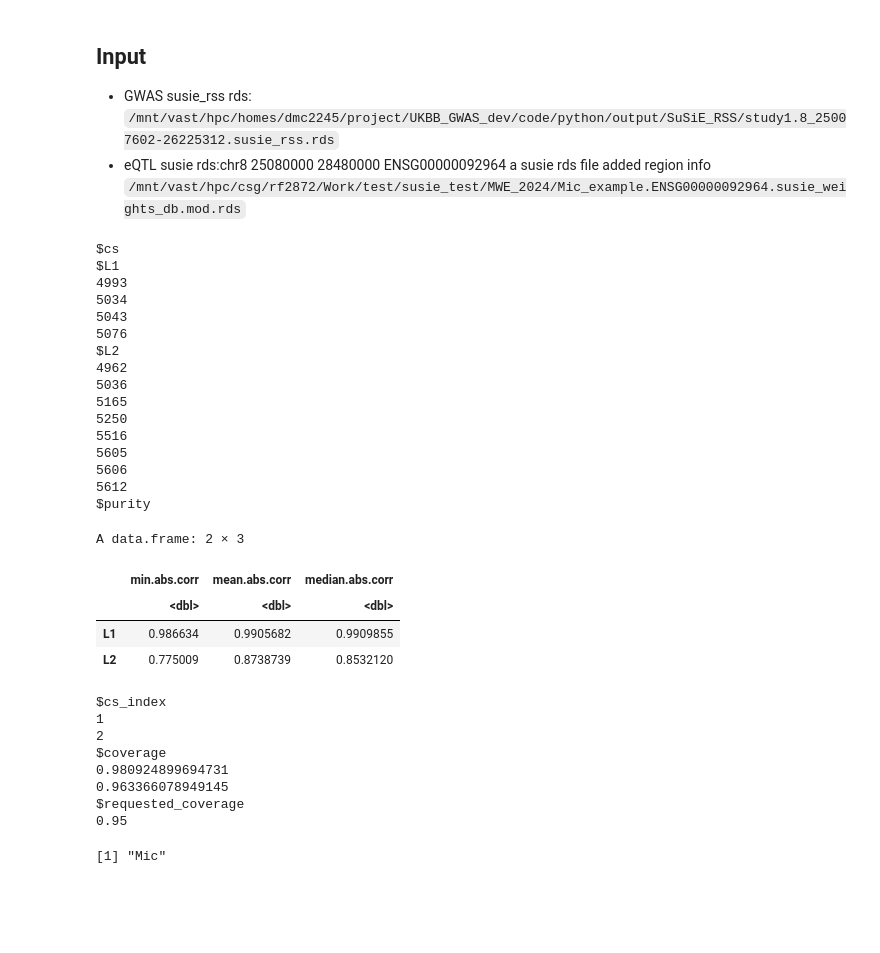
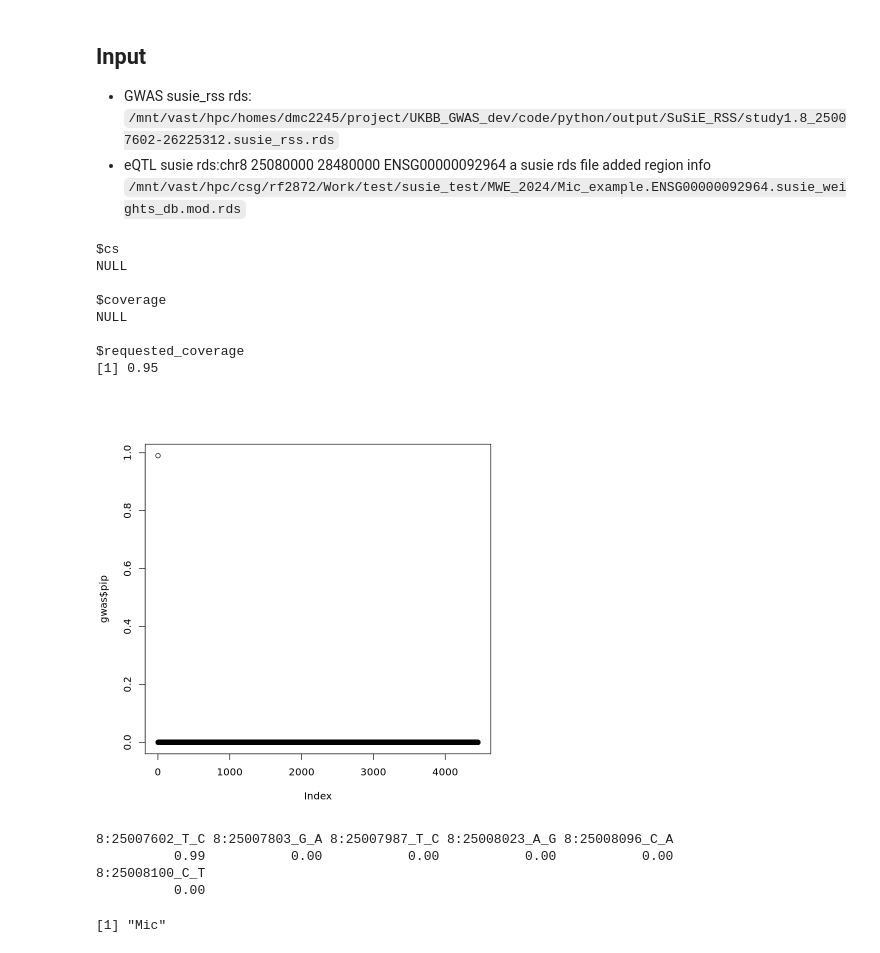
Before and after one commit to cumc/pecotmr, a Jupyter notebook: inst/prototype/enrich_coloc_example.ipynb, the cells around one changed output. Cells and saved outputs as stored; diff of their text form; code cells hidden in the pictures; blank space fills up the shorter version.

```diff
--- a/inst/prototype/enrich_coloc_example.ipynb
+++ b/inst/prototype/enrich_coloc_example.ipynb
@@ -6,37 +6,29 @@
 - eQTL susie rds:chr8	25080000	28480000	ENSG00000092964 a susie rds file added region info
 `/mnt/vast/hpc/csg/rf2872/Work/test/susie_test/MWE_2024/Mic_example.ENSG00000092964.susie_weights_db.mod.rds`
 # %%
-gwas_path <- "/mnt/vast/hpc/homes/dmc2245/project/UKBB_GWAS_dev/code/python/output/SuSiE_RSS/study1.8_26225312-27515963.susie_rss.rds"
+gwas_path <- "/mnt/vast/hpc/csg/rf2872/Work/test/susie_test/MWE_2024/study1.8_26225312-27515963.susie_rss.mod.rds"
+# gwas_path <- "/mnt/vast/hpc/homes/dmc2245/project/UKBB_GWAS_dev/code/python/output/SuSiE_RSS/study1.8_25007602-26225312.susie_rss.rds"
+
 gwas <- readRDS(gwas_path)
 # %%
 gwas$sets
 # %% [output]
 $cs
-$L1
-4993
-5034
-5043
-5076
-$L2
-4962
-5036
-5165
-5250
-5516
-5605
-5606
-5612
-$purity
+NULL
+
+$coverage
+NULL
+
+$requested_coverage
+[1] 0.95
-A data.frame: 2 × 3
-|  | min.abs.corr | mean.abs.corr | median.abs.corr |
-|  | <dbl> | <dbl> | <dbl> |
-| L1 | 0.986634 | 0.9905682 | 0.9909855 |
-| L2 | 0.775009 | 0.8738739 | 0.8532120 |
-$cs_index
-1
-2
-$coverage
-0.980924899694731
-0.963366078949145
-$requested_coverage
-0.95
+# %%
+plot(gwas$pip)
+# %% [output]
+[figure, added]
+# %%
+head(gwas$pip)
+# %% [output]
+8:25007602_T_C 8:25007803_G_A 8:25007987_T_C 8:25008023_A_G 8:25008096_C_A
+          0.99           0.00           0.00           0.00           0.00
+8:25008100_C_T
+          0.00
```
Also changed, not shown: parts of 9 cells of this notebook, 2 other files.
